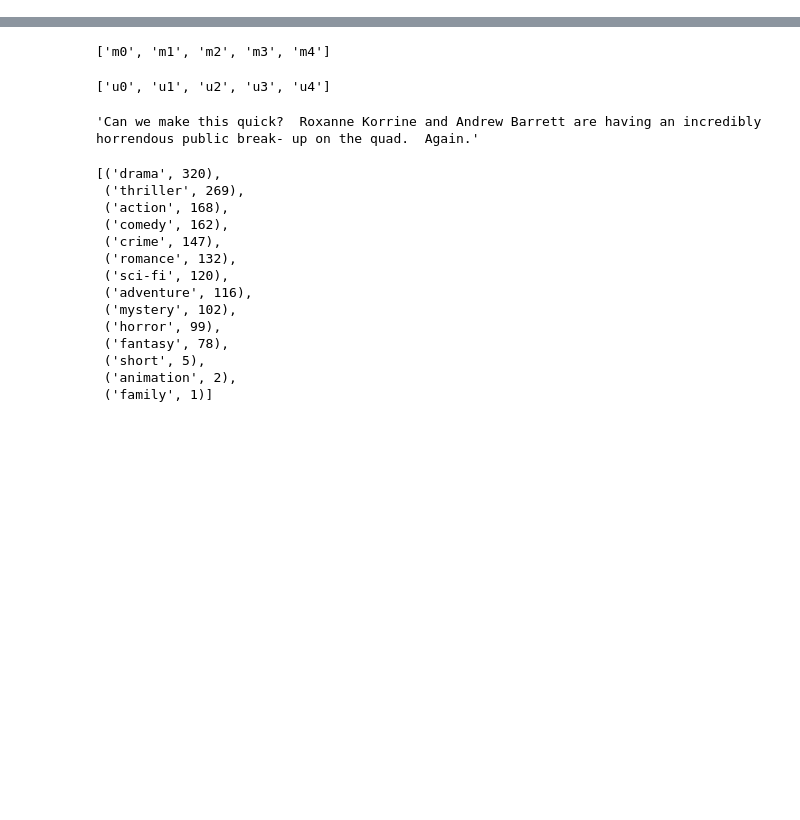
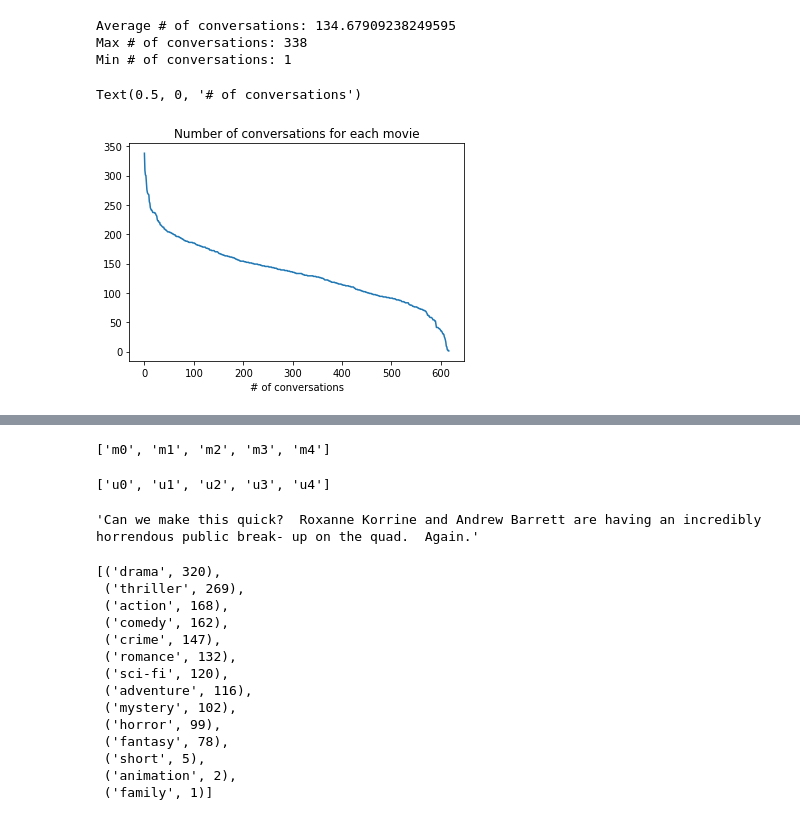
Before and after one commit to Akhilez/lexical_lab, a Jupyter notebook: companies/ginger/genre.ipynb, the cells around one changed output, grey strips where cells are left out. Cells and saved outputs as stored; diff of their text form; code cells hidden in the pictures; blank space fills up the shorter version.

```diff
--- a/companies/ginger/genre.ipynb
+++ b/companies/ginger/genre.ipynb
@@ -161,7 +91,6 @@ def update_movie_characters(movies: Dict[str, Movie], characters_path: str):
                 id=character_id,
                 gender=gender,  # m|f|None
                 credit_position=position,
-                movie=movie,
             )
 
             movie.characters[character_id] = character
@@ -256,7 +184,6 @@ def get_movies_dict(movie_titles_metadata_path: str) -> Dict[str, Movie]:
 
     return movies_dict
 # %%
-
 def get_data(path: str):
     files = listdir(path)
 
@@ -266,14 +193,8 @@ def get_data(path: str):
 
     assert "movie_titles_metadata.txt" in files
     assert "movie_characters_metadata.txt" in files
-
-    # This will likely use more memory.
-    # movies_df = pd.read_table(
-    #     join(path, 'movie_titles_metadata.txt'),
-    #     sep=r' \+\+\+\$\+\+\+ ',
-    #     encoding='ISO-8859-1',
-    #     header=None,
-    # )
+    assert "movie_conversations.txt" in files
+    assert "movie_lines.txt" in files
 
     movies_dict = get_movies_dict(join(path, "movie_titles_metadata.txt"))
     update_movie_characters(movies_dict, join(path, "movie_characters_metadata.txt"))
@@ -290,0 +257,21 @@ movies = get_data(data_path)
+# %%
+# plot number of conversations for each movie
+
+num_conversations = [len(movie.conversations) for _, movie in movies.items()]
+num_conversations = sorted(num_conversations, reverse=True)
+num_conversations = np.array(num_conversations)
+
+print(f'Average # of conversations: {num_conversations.mean()}')
+print(f'Max # of conversations: {num_conversations.max()}')
+print(f'Min # of conversations: {num_conversations.min()}')
+
+plt.plot(num_conversations)
+plt.title("Number of conversations for each movie")
+plt.xlabel("movie index sorted descendingly by y")
+plt.xlabel("# of conversations")
+# %% [output]
+Average # of conversations: 134.67909238249595
+Max # of conversations: 338
+Min # of conversations: 1
+Text(0.5, 0, '# of conversations')
+[figure, added]
```
Also changed, not shown: parts of 15 cells of this notebook.
